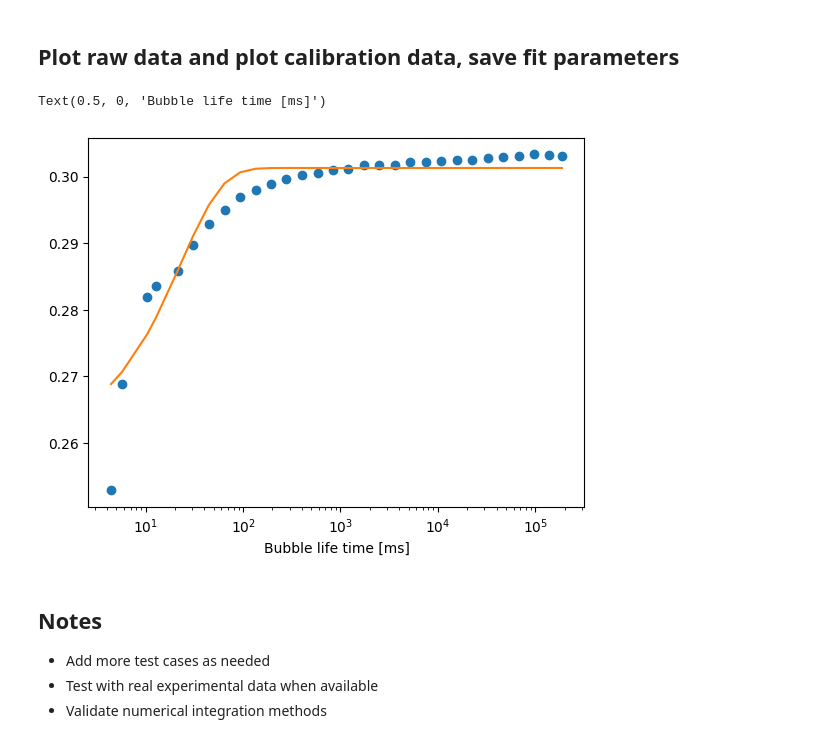
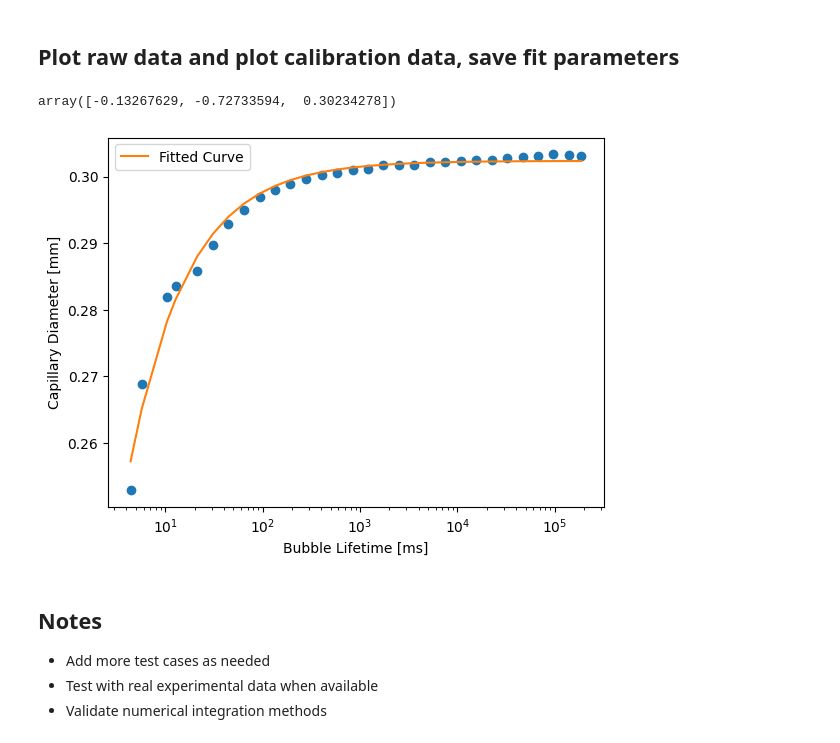
Before and after one commit to modmasterecho/Dynamic-Surface-Tension, a Jupyter notebook: testing.ipynb, the cells around one changed output. Drawn from its saved outputs; the diff is of its cells as text; code cells hidden in the pictures.

Commit message:
Calibration fit done, Added ToDo

```diff
--- a/testing.ipynb
+++ b/testing.ipynb
@@ -80,36 +94,36 @@ pf.residual_plot(time, surface_tension_noisy, fitted_surface_tension)
 # %%
 # Import data from txt file
 import json
+from scipy.optimize import curve_fit
 
 calibration=pd.read_csv("Example Data\Calibration.csv", delimiter=",")
 
 # Extract JSON metadata from column headers
 calibrationmeta = {}
 for col in calibration.columns:
     if '#' in col:
         # Split the column name at the '#' character
         col_name, json_data = col.split('#', 1)
         # Store the JSON data
         calibrationmeta[col_name] = json_data
         # Rename the column to remove JSON metadata
         calibration.rename(columns={col: col_name}, inplace=True)
 
-lifetime=np.array(calibration["bubble life time[ms]2"])
-
 # Plot calibration data
 plt.plot(calibration["bubble life time[ms]2"], calibration["SFT"], 'o')
 plt.xscale('log')
-
-#create exponential fit function
-def expfit(x, a, b, c):
-    return a * np.exp(-b * x) + c
-#fit the data
-popt, pcov = curve_fit(expfit, calibration["bubble life time[ms]2"], calibration["exp"], p0=(30, 0.001, 40))
-plt.plot(calibration["bubble life time[ms]2"], expfit(calibration["bubble life time[ms]2"], *popt), '-', label='fit: a=%5.3f, b=%5.3f, c=%5.3f' % tuple(popt))
-plt.xlabel('Bubble life time [ms]')
+# Fit a exponential model to the log of lifetime vs SFT
+def fractional_exponential(x, a, b, c):
+    return a * np.exp(b * x) + c
+popt, pcov = curve_fit(fractional_exponential, np.log(lifetime), calibration["SFT"], p0=(-0.1, -0.7, 0.5))
+plt.plot(lifetime, fractional_exponential(np.log(lifetime), *popt), label='Fitted Curve')
+plt.xlabel('Bubble Lifetime [ms]')
+plt.ylabel('Capillary Diameter [mm]')
+plt.legend()
+popt
 # %% [output]
-Text(0.5, 0, 'Bubble life time [ms]')
+array([-0.13267629, -0.72733594,  0.30234278])
-[figure, old version]
+[figure, new version]
 # %% [markdown]
 ## Notes
 
```
Also changed, not shown: parts of 5 cells of this notebook, 5 other files.
